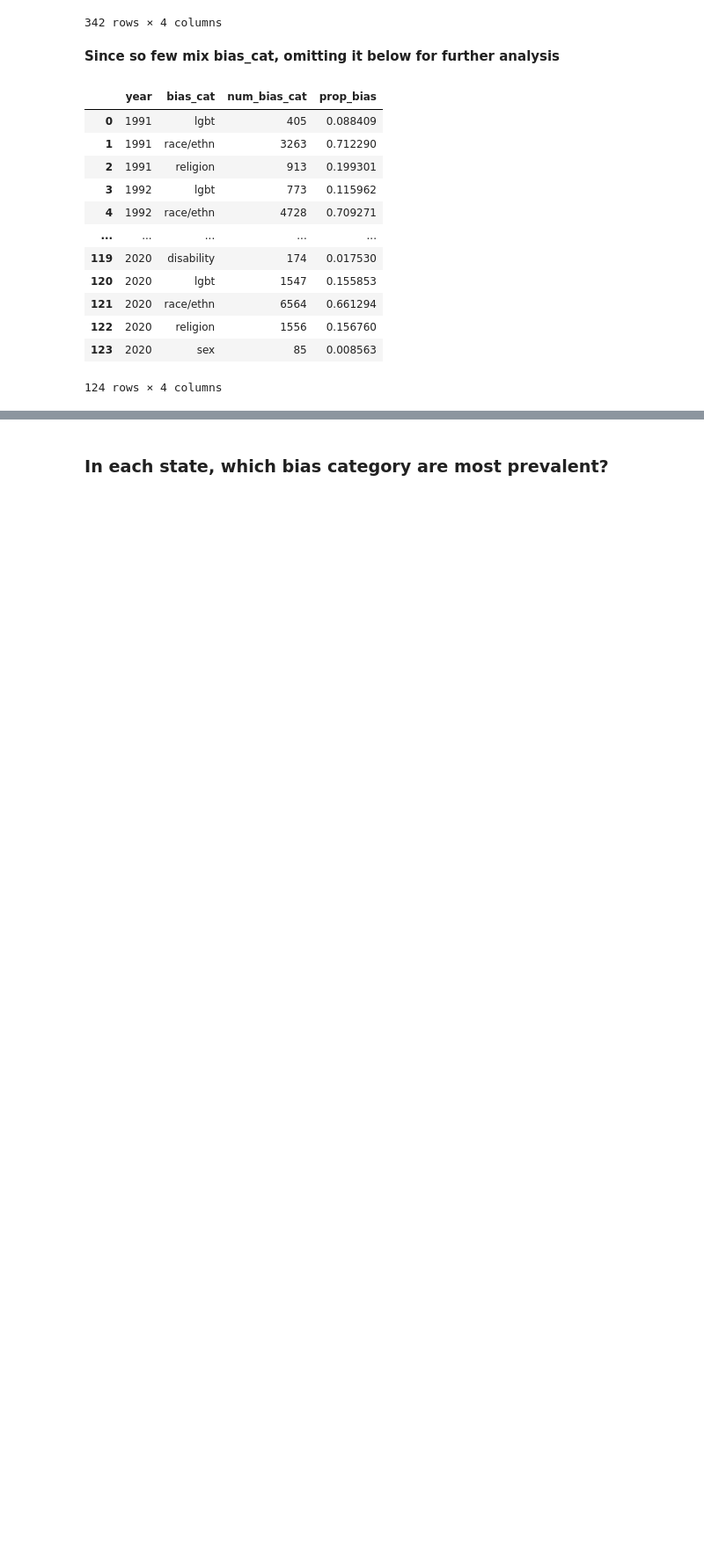
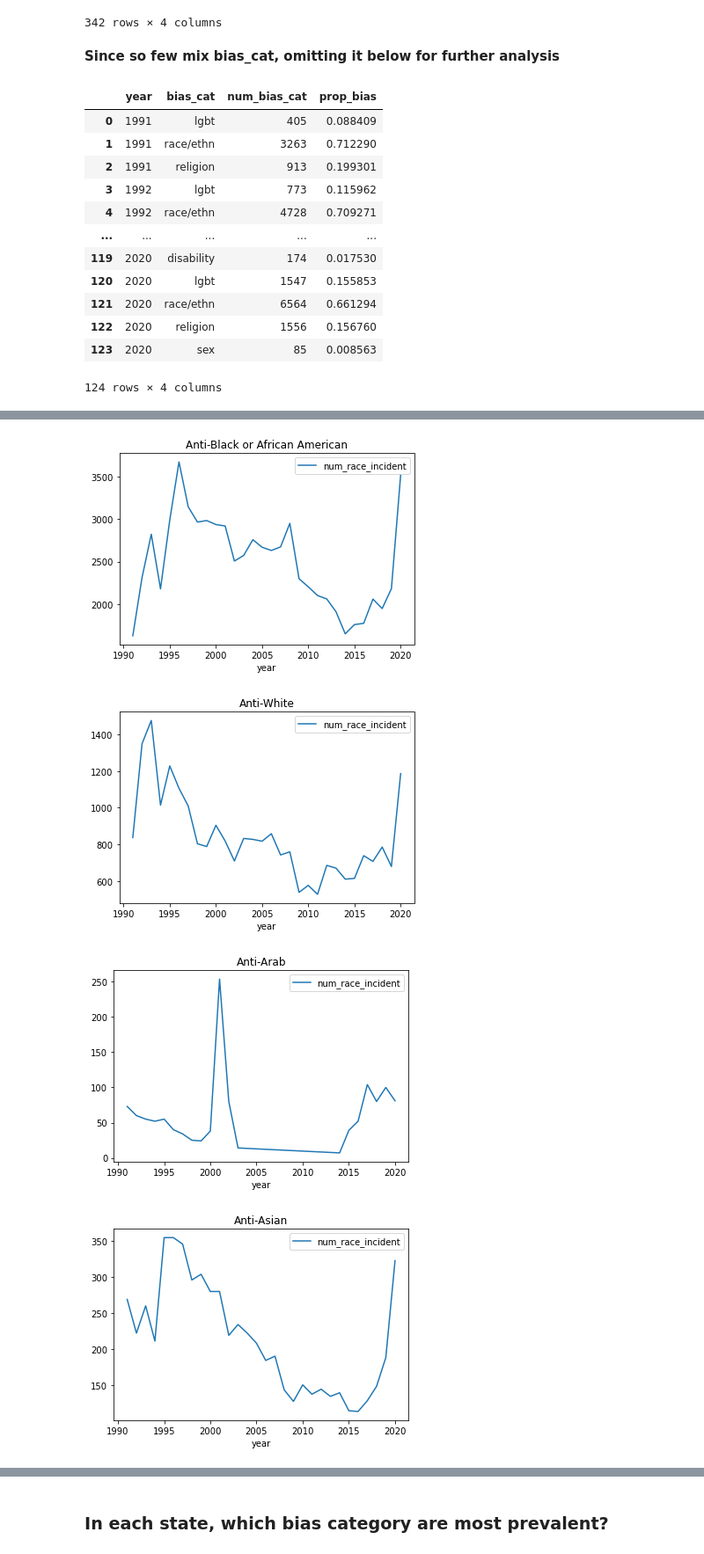
Before and after one commit to shraddha1803/STA_141B_Project, a Jupyter notebook: analysis/explore_hatecrime.ipynb, the cells around one changed output, grey strips where cells are left out. Shown: that part at 88% size. Saved outputs shown, nothing was run; the diff lists cells and outputs as text; code cells hidden in the pictures; blank space fills up the shorter version.

```diff
--- a/analysis/explore_hatecrime.ipynb
+++ b/analysis/explore_hatecrime.ipynb
@@ -183,0 +206,7 @@ num_bias_hc
+# %%
+# num of each specific racial bias over years
+racebias_hc = pd.DataFrame(hc[hc["bias_cat"] == "race/ethn"].groupby(["year", "bias_desc"])["incident_id"].count())
+racebias_hc.reset_index(inplace = True)
+racebias_hc.columns = ["year", "bias_desc", "num_race_incident"]
+racebias_hc["prop_bias"] = racebias_hc["num_race_incident"]/racebias_hc.groupby("year")["num_race_incident"].transform("sum")
+racebias_hc
@@ -183,0 +227,9 @@ num_bias_hc
+# %%
+# Plot num incidents over time for each racial cat
+for race in bias_cat_dic["race/ethn"]:
+    racebias_hc[racebias_hc["bias_desc"]==race].plot(x="year", y = "num_race_incident", title = race)
+# %% [output]
+[figure, added]
+[figure, added]
+[figure, added]
+[figure, added]
```
Also changed, not shown: parts of 11 cells of this notebook, 1 other file.
